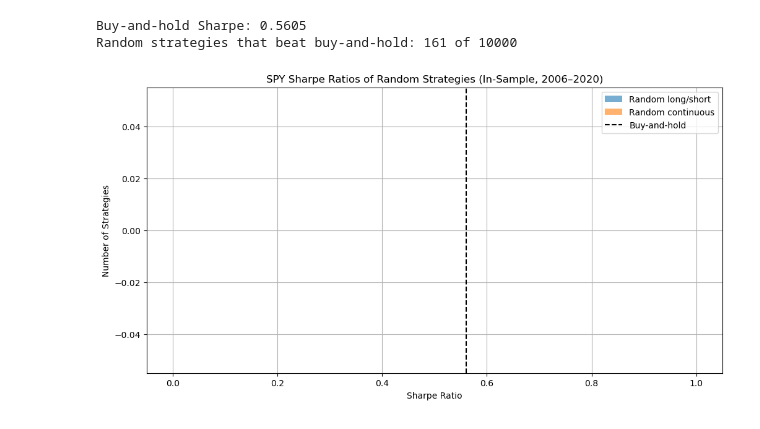
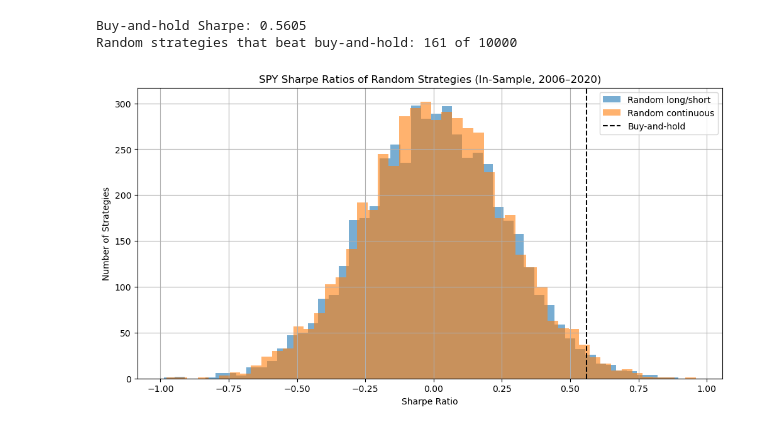
Before and after one commit to coltondonaldson/Undergraduate-Research---False-Discoveries-in-Backtested-Trading-Strategies, a Jupyter notebook: notebooks/02_strategy_grid.ipynb, the cells around one changed output. Cells and saved outputs as stored; diff of their text form; code cells hidden in the pictures.

Commit message:
Fixed bug in graph

```diff
--- a/notebooks/02_strategy_grid.ipynb
+++ b/notebooks/02_strategy_grid.ipynb
@@ -212,14 +212,14 @@ Random strategies that beat buy-and-hold: 161 of 10000
 # %%
 # Distribution of Sharpe ratios for each random family
 plt.figure(figsize=(12, 6))
-plt.hist(results_df.loc[results_df.index.str.startswith('RAND_SIGN'), 'Sharpe'], bins=50, alpha=0.6, label='Random long/short')
-plt.hist(results_df.loc[results_df.index.str.startswith('RAND_CUBIC'), 'Sharpe'], bins=50, alpha=0.6, label='Random continuous')
+plt.hist(results_df.loc[results_df.index.str.startswith('SPY_Long_Short'), 'Sharpe'], bins=50, alpha=0.6, label='Random long/short')
+plt.hist(results_df.loc[results_df.index.str.startswith('SPY_Continuous'), 'Sharpe'], bins=50, alpha=0.6, label='Random continuous')
 plt.axvline(SPY_bh_sharpe, linestyle='--', color='black', label='Buy-and-hold')
 plt.title(f'{ticker} Sharpe Ratios of Random Strategies (In-Sample, 2006–2020)')
 plt.xlabel('Sharpe Ratio')
 plt.ylabel('Number of Strategies')
 plt.legend()
 plt.grid(True)
 plt.show()
 # %% [output]
-[figure, old version]
+[figure, new version]
```
Also changed, not shown: parts of 2 cells of this notebook.
